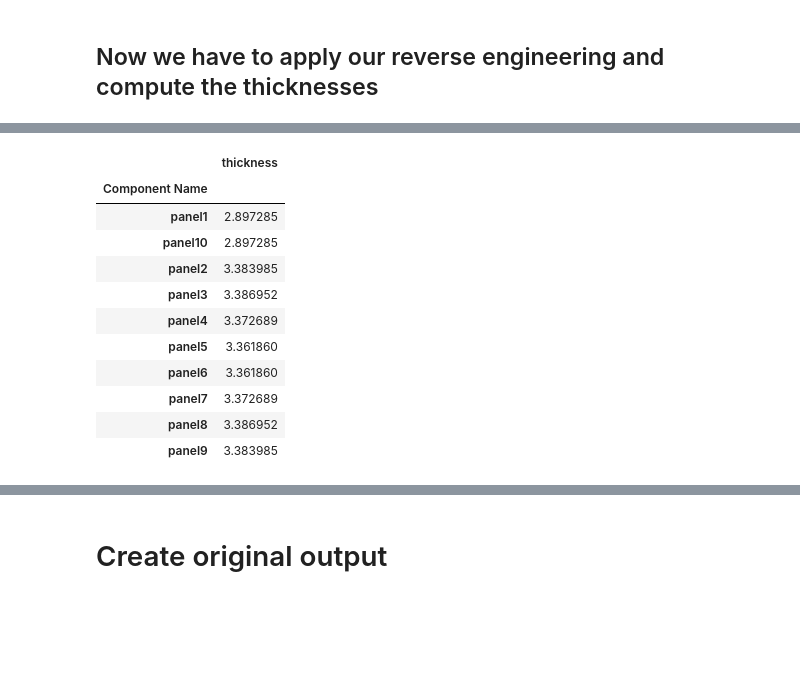
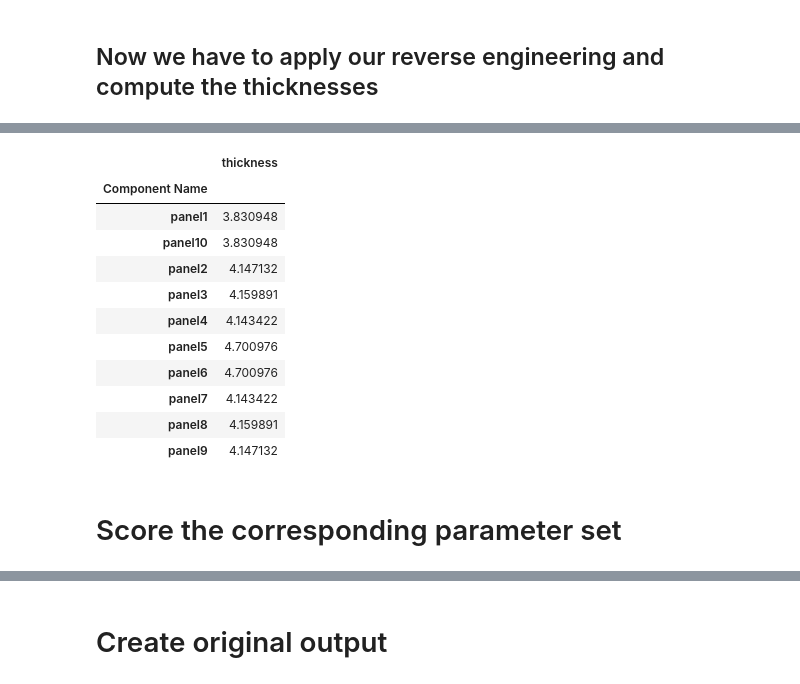
Before and after one commit to fabianober/tum-ase-project-2025-1_2, a Jupyter notebook: prototyping_notebooks/task_1e.ipynb, the cells around one changed output, grey strips where cells are left out. Cells and saved outputs as stored; diff of their text form; code cells hidden in the pictures; blank space fills up the shorter version.

```diff
--- a/prototyping_notebooks/task_1e.ipynb
+++ b/prototyping_notebooks/task_1e.ipynb
@@ -47,7 +48,7 @@ paneldf = pd.read_csv(f'../data/{name}/panel.csv')
 
 
 #Import panel properties and reformat
-panelPropertiesdf = pd.read_csv(f'../data/{name}/panel_properties.csv', index_col=0)
+panelPropertiesdf = pd.read_csv(f'../data/{name}/properties/panel_properties.csv', index_col=0)
 panelPropertiesdf = panelPropertiesdf.reset_index()
 panelPropertiesdf = panelPropertiesdf.drop(columns=['Component Name', 'mass'])
 
@@ -229,18 +231,20 @@ updateParametersDf.head(3)
 # %%
 updateParametersDf = updateParametersDf.groupby('Component Name').agg({
-    'thickness':'min'
+    'thickness':'max'
 })
 updateParametersDf
 # %% [output]
 |  | thickness |
 | Component Name |  |
-| panel1 | 2.897285 |
-| panel10 | 2.897285 |
-| panel2 | 3.383985 |
-| panel3 | 3.386952 |
-| panel4 | 3.372689 |
-| panel5 | 3.361860 |
-| panel6 | 3.361860 |
-| panel7 | 3.372689 |
-| panel8 | 3.386952 |
-| panel9 | 3.383985 |
+| panel1 | 3.830948 |
+| panel10 | 3.830948 |
+| panel2 | 4.147132 |
+| panel3 | 4.159891 |
+| panel4 | 4.143422 |
+| panel5 | 4.700976 |
+| panel6 | 4.700976 |
+| panel7 | 4.143422 |
+| panel8 | 4.159891 |
+| panel9 | 4.147132 |
+# %% [markdown]
+# Score the corresponding parameter set
```
Also changed, not shown: parts of 17 cells of this notebook, 5 other files.
